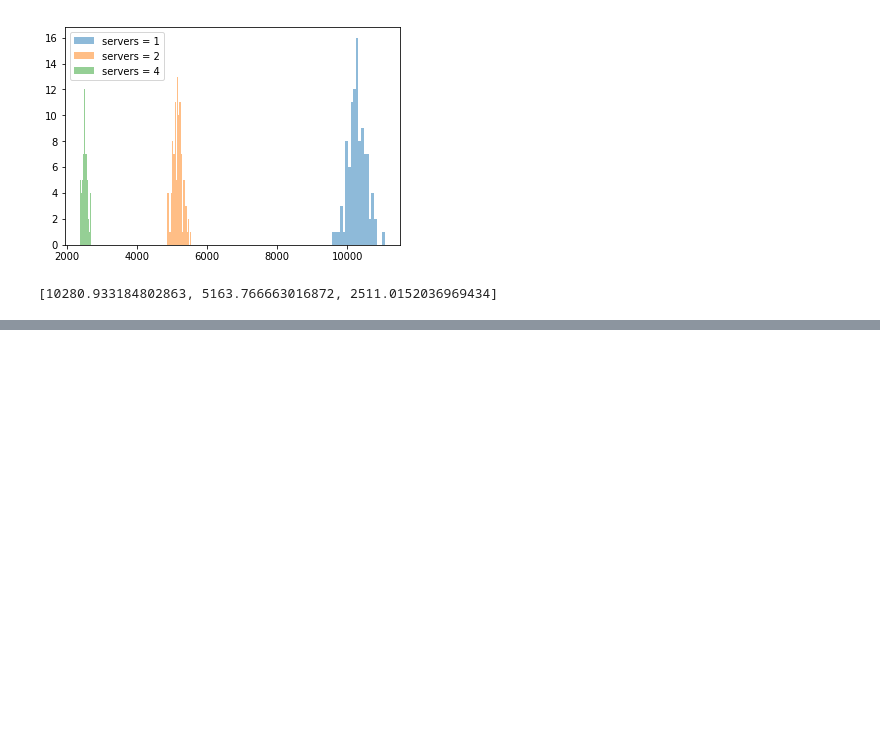
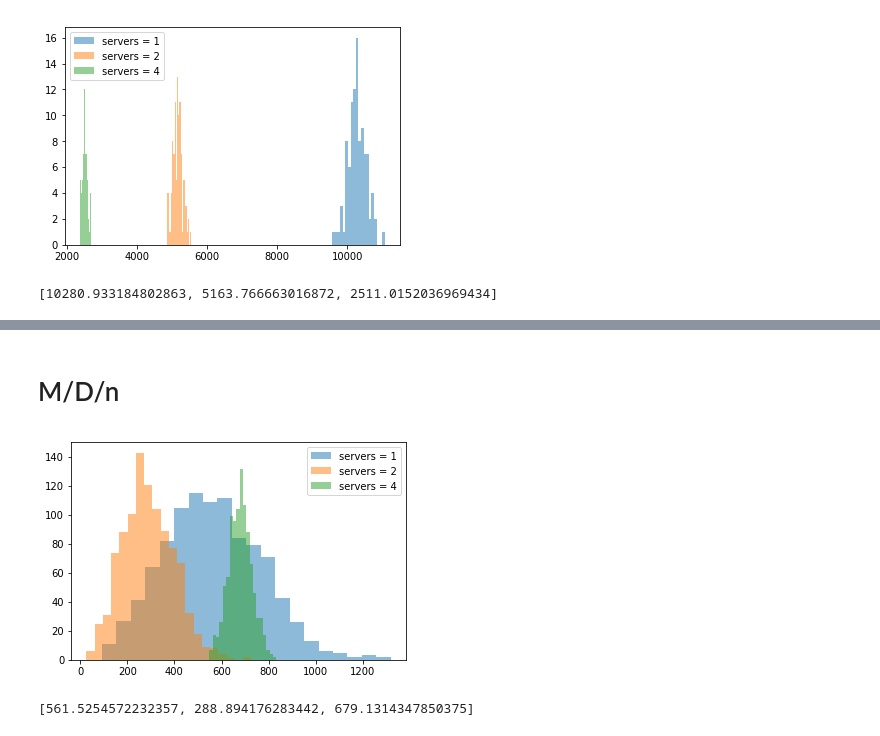
Before and after one commit to WavyV/StochasticSimulation, a Jupyter notebook: Assignment2/Assignment2.ipynb, the cells around one changed output, grey strips where cells are left out. Drawn from its saved outputs; the diff is of its cells as text; code cells hidden in the pictures; blank space fills up the shorter version.

```diff
--- a/Assignment2/Assignment2.ipynb
+++ b/Assignment2/Assignment2.ipynb
@@ -144,0 +231,72 @@ print(means)
+# %% [markdown]
+# M/D/n
+# %%
+class md_Source(object):
+    ''' Generate the customers comming into the system with some exponetially distributed interval time.
+    '''
+    def __init__(self, env, numCustomers, interval, serveTime, server):
+        self.env = env
+        self.numCustomers = numCustomers
+        self.interval = interval
+        self.serveTime = serveTime
+        self.server = server
+        self.action = env.process(self.run())
+
+    def run(self):
+        ''' Create n customers and timeout after each creation
+        '''
+        for i in range(1, self.numCustomers+1):
+            customer = Customer(self.env, i, self.server, self.serveTime)
+            timeUntillNext = random.expovariate(1. / self.interval)
+            yield self.env.timeout(timeUntillNext)
+
+class md_Customer(object):
+    ''' Customers request the passed resource if they can make use of an open service.
+        They are then served which takes some exponentially distributed time.
+    '''
+    def __init__(self, env, number, server, serveTime):
+        self.env = env
+        self.number = number
+        self.server = server
+        self.serveTime = serveTime
+        self.action = env.process(self.run())
+
+    def run(self):
+        ''' Create a service request and use it once it becomes available
+        '''
+        arrival = self.env.now
+#         print('customer %d starts at %d' % (self.number, self.env.now))
+        with self.server.request() as req:
+            yield req
+            results.append(self.env.now-arrival)
+#             print('customer %d served at %d' % (self.number, self.env.now))
+            yield self.env.timeout(self.serveTime)
+#             print('customer %d done at %d' % (self.number, self.env.now))
+
+customers = 1000
+capacity = [1,2,4]
+reps = 1000
+rho = 0.9
+serviceTime = 10.0
+arrival = 9.0
+means = []
+plt.figure()
+for cap in capacity:
+    totalResults = []
+    arrival /= cap
+    for _ in range(reps):
+        results = []
+        env = simpy.Environment()
+        server = simpy.Resource(env, capacity=cap)
+        source = Source(env, customers, arrival, serviceTime, server)
+        env.run()
+        totalResults.append(np.mean(results))
+    means.append(np.mean(totalResults))
+    plt.hist(totalResults, bins=20, alpha=0.5, label="servers = " + str(cap))
+#     plt.plot([means[-1], means[-1]], [0, 50], scaley=False, linestyle="--", label="mean n=" + str(cap))
+plt.legend()
+plt.show()
+print(means)
+# %% [output]
+[figure, added]
+[561.5254572232357, 288.894176283442, 679.1314347850375]
```
Also changed, not shown: parts of 5 cells of this notebook, 3 other files.
